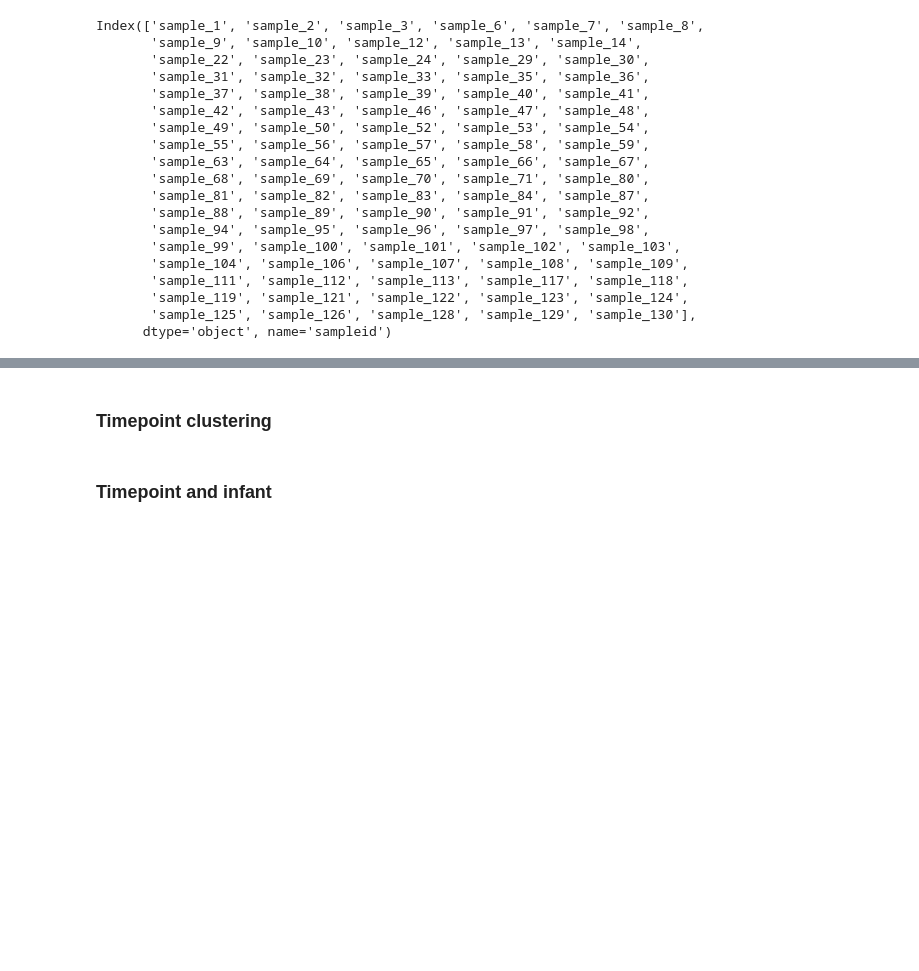
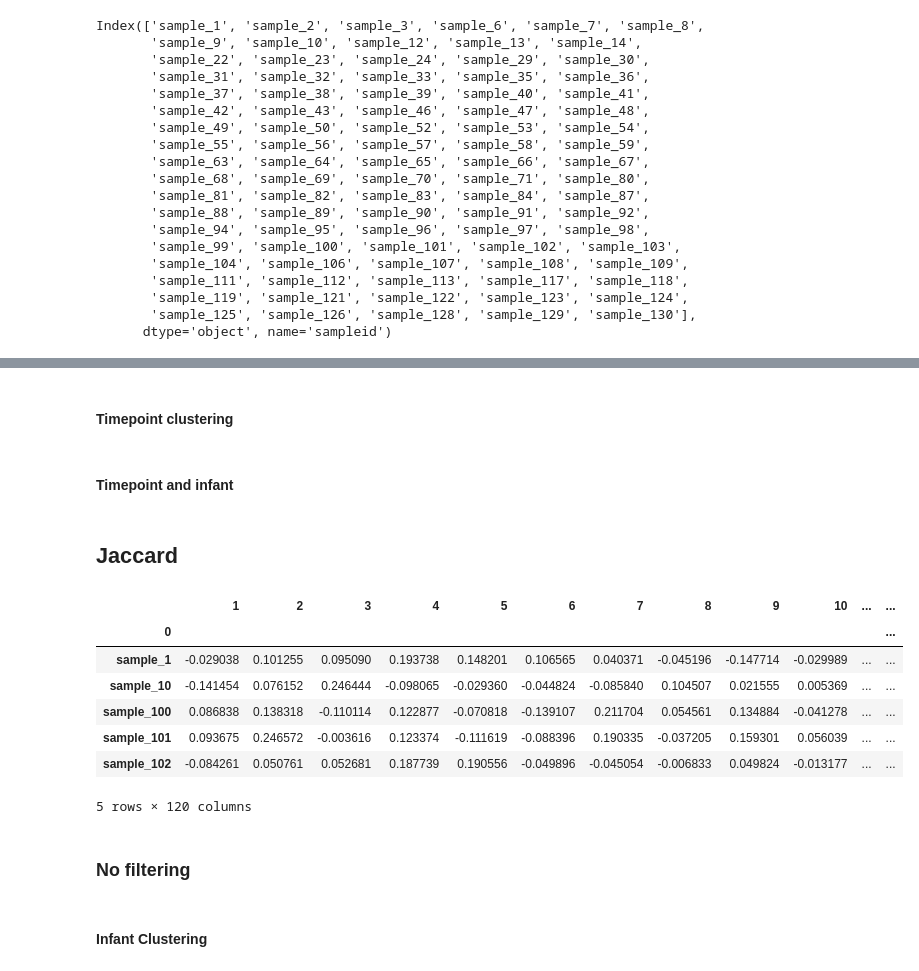
Before and after one commit to Emelie23/microbEvolve2, a Jupyter notebook: archive/pcoa_visualization.ipynb, the cells around one changed output, grey strips where cells are left out. Cells and saved outputs as stored; diff of their text form; code cells hidden in the pictures; blank space fills up the shorter version.

Commit message:
finished section pcoa and UMAP in diversity scripts adapted a few lines for emelie

```diff
--- a/archive/pcoa_visualization.ipynb
+++ b/archive/pcoa_visualization.ipynb
@@ -325,7 +327,7 @@ fig = px.scatter_3d(pcoa_braycurtis_metadata_samples3_merged,
 fig.update_layout(margin=dict(l=0, r=0, b=0, t=0))
 fig.show()
 # %% [markdown]
-### Timepoint clustering
+#### Timepoint clustering
 # %%
 fig = px.scatter_3d(pcoa_braycurtis_metadata_samples3_merged,
                     x=1,
@@ -337,7 +339,7 @@ fig = px.scatter_3d(pcoa_braycurtis_metadata_samples3_merged,
 fig.update_layout(margin=dict(l=0, r=0, b=0, t=0))
 fig.show()
 # %% [markdown]
-### Timepoint and infant
+#### Timepoint and infant
 # %%
 fig = px.scatter_3d(pcoa_braycurtis_metadata_samples3_merged,
                     x=1,
@@ -353,3 +355,23 @@ fig = px.scatter_3d(pcoa_braycurtis_metadata_samples3_merged,
 
 fig.update_layout(margin=dict(l=0, r=0, b=0, t=0))
 fig.show()
+# %% [markdown]
+## Jaccard
+# %%
+pcoa_jaccard = pd.read_csv(
+                 f"{input_dir}/umap_pcoa_export/pcoa_jaccard/ordination.txt",
+                 sep='\t',
+                 index_col=0,
+                 skiprows= 9,
+                 header=None
+                 )
+pcoa_jaccard.head()
+# %% [output]
+|  | 1 | 2 | 3 | 4 | 5 | 6 | 7 | 8 | 9 | 10 | ... | ... |
+| 0 |  |  |  |  |  |  |  |  |  |  |  | ... |
+| sample_1 | -0.029038 | 0.101255 | 0.095090 | 0.193738 | 0.148201 | 0.106565 | 0.040371 | -0.045196 | -0.147714 | -0.029989 | ... | ... |
+| sample_10 | -0.141454 | 0.076152 | 0.246444 | -0.098065 | -0.029360 | -0.044824 | -0.085840 | 0.104507 | 0.021555 | 0.005369 | ... | ... |
+| sample_100 | 0.086838 | 0.138318 | -0.110114 | 0.122877 | -0.070818 | -0.139107 | 0.211704 | 0.054561 | 0.134884 | -0.041278 | ... | ... |
+| sample_101 | 0.093675 | 0.246572 | -0.003616 | 0.123374 | -0.111619 | -0.088396 | 0.190335 | -0.037205 | 0.159301 | 0.056039 | ... | ... |
+| sample_102 | -0.084261 | 0.050761 | 0.052681 | 0.187739 | 0.190556 | -0.049896 | -0.045054 | -0.006833 | 0.049824 | -0.013177 | ... | ... |
+5 rows × 120 columns
@@ -355,0 +385,2 @@ fig.show()
+# %% [markdown]
+### No filtering
@@ -355,0 +390,2 @@ fig.show()
+# %% [markdown]
+#### Infant Clustering
```
Also changed, not shown: parts of 19 cells of this notebook, 2 other files.
